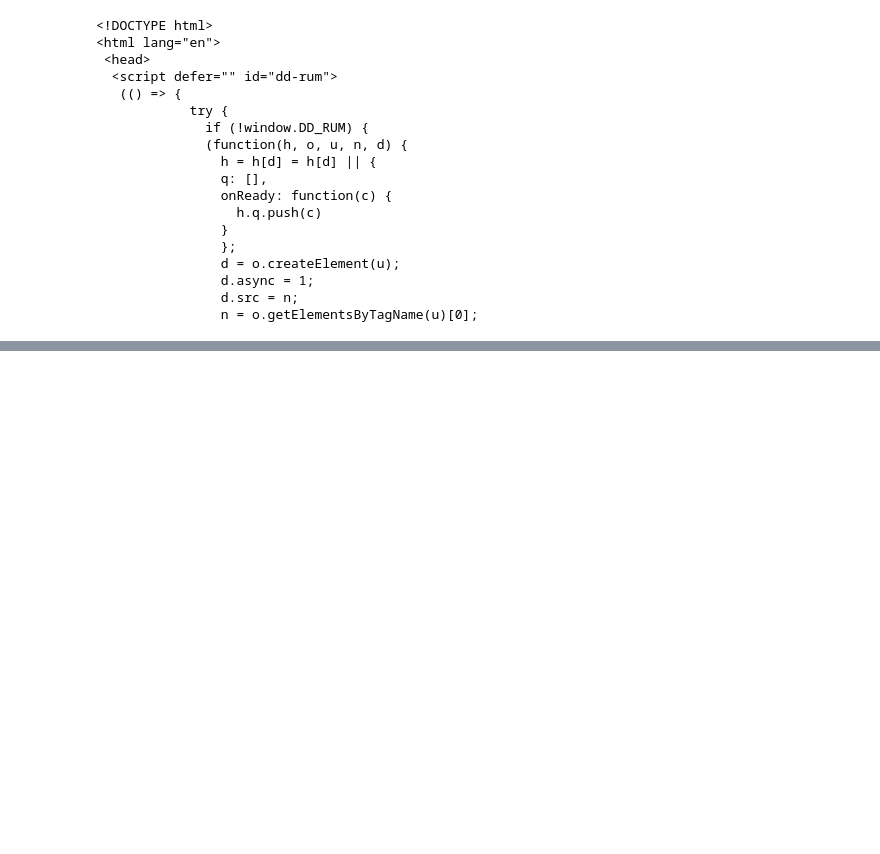
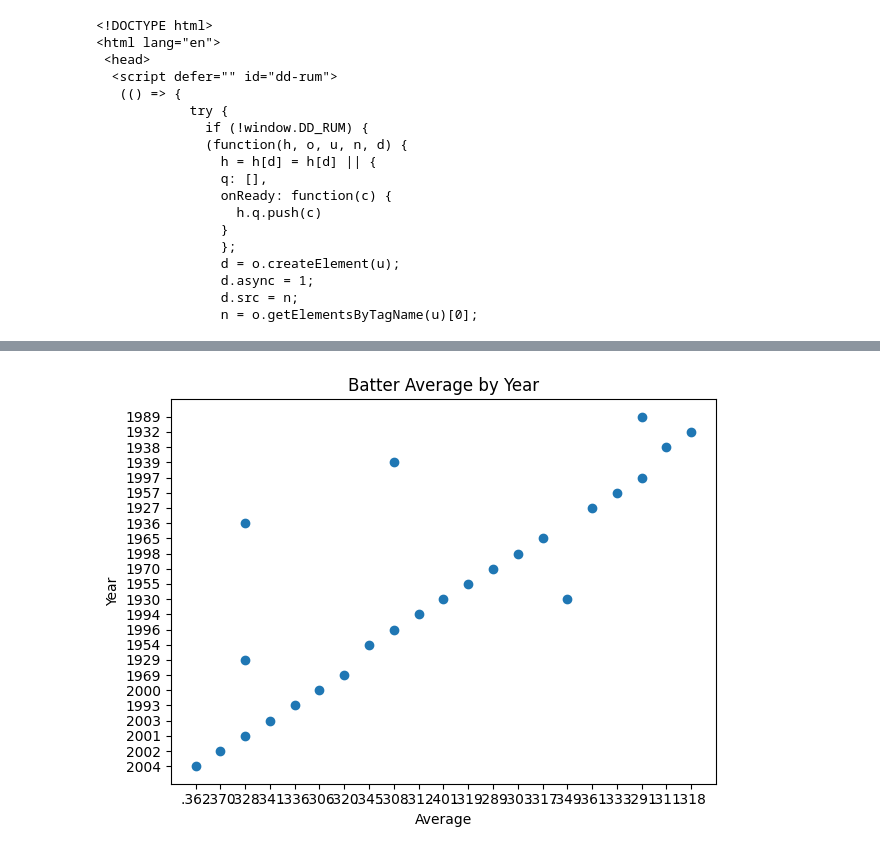
Before and after one commit to 4GeeksAcademy/helloklow-web-scraping-project-tutorial, a Jupyter notebook: src/explore.ipynb, the cells around one changed output, grey strips where cells are left out. Cells and saved outputs as stored; diff of their text form; code cells hidden in the pictures; blank space fills up the shorter version.

```diff
--- a/src/explore.ipynb
+++ b/src/explore.ipynb
@@ -94,9 +94,11 @@ print(soup.prettify()[:500])
 # Find the table by its class name or id
 table = soup.find('table', {'class': 'bui-table'})
 
-# Extract all rows in the table
-rows = table.find_all('tr')
+# Find all abbr elements by class to get column labels
+columns = []
+for abbr in table.find_all('abbr', class_=lambda value: value and value.startswith("bui-text")):
+    column_label = abbr.text.strip()
+    columns.append(column_label)
 
-# Print the first row (header row) to inspect it
-print(rows[0])
+print(columns)
 # %% [output]
@@ -124,0 +106,9 @@ print(table_data[:5])
+# %%
+# Step 4: Process the DataFrame (cont)
+
+# OrderedDict keeps the order of our original list
+from collections import OrderedDict
+
+# Remove duplicates from original list
+columns = list(OrderedDict.fromkeys(columns))
+columns
@@ -124,0 +179,8 @@ print(table_data[:5])
+# %%
+# Step 4: Process the DataFrame (cont)
+
+# Create DataFrame
+df = pd.DataFrame(all_rows, columns=columns)
+
+# Display DataFrame
+df.head()
@@ -124,0 +194,5 @@ print(table_data[:5])
+# %%
+# Step 4: Process the DataFrame (cont)
+
+avg_yr = df[["YEAR", "AVG"]]
+avg_yr.head()
@@ -128,0 +263,14 @@ print(table_data[:5])
+# %%
+# Step 6: Visualize the data
+
+x = avg_yr.AVG
+y = avg_yr.YEAR
+fig, ax = plt.subplots()
+ax.scatter(x, y)
+plt.xlabel("Average")
+plt.ylabel("Year")
+plt.title("Batter Average by Year")
+
+plt.tight_layout()
+# %% [output]
+[figure, added]
```
Also changed, not shown: parts of 12 cells of this notebook, 2 other files.
